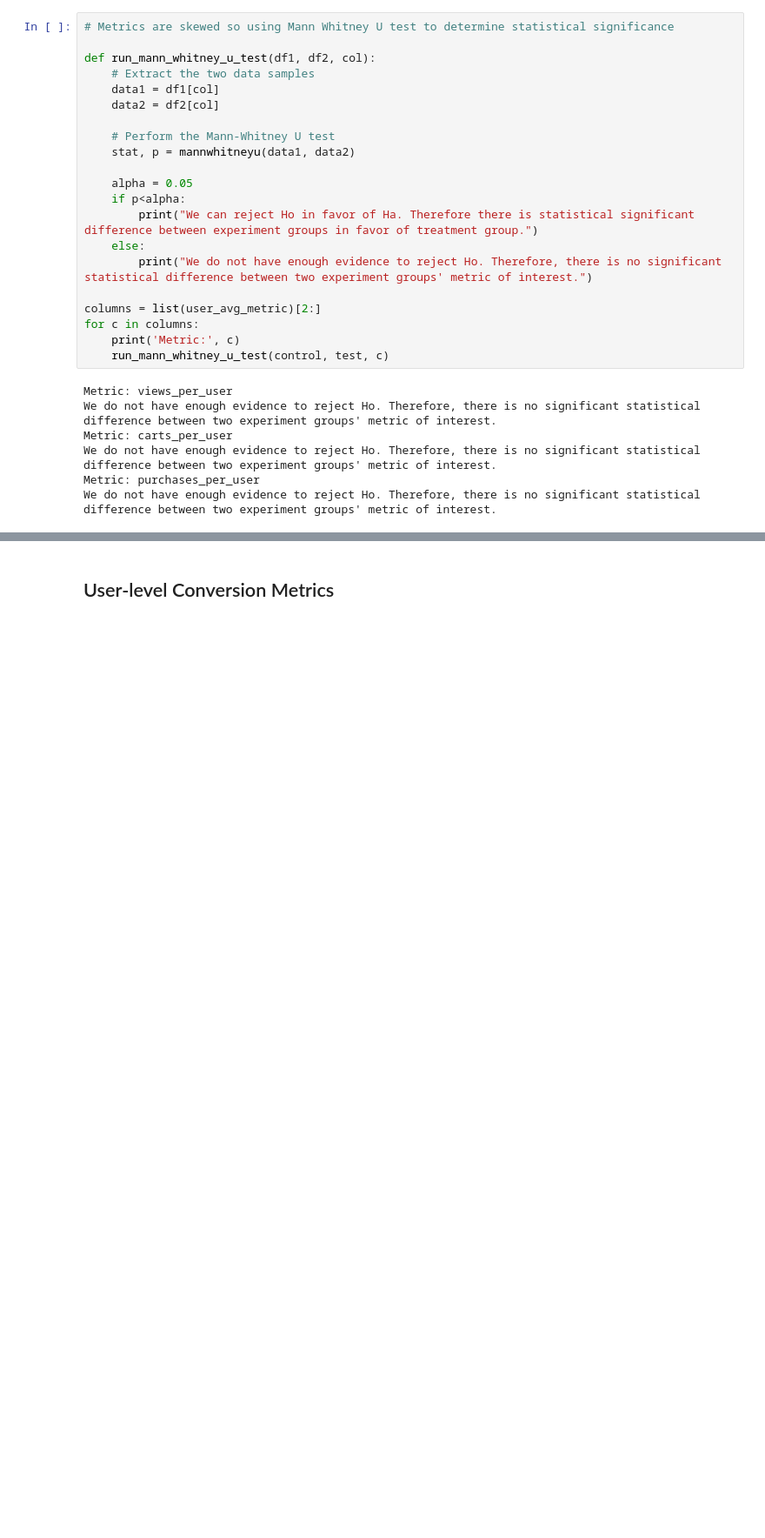
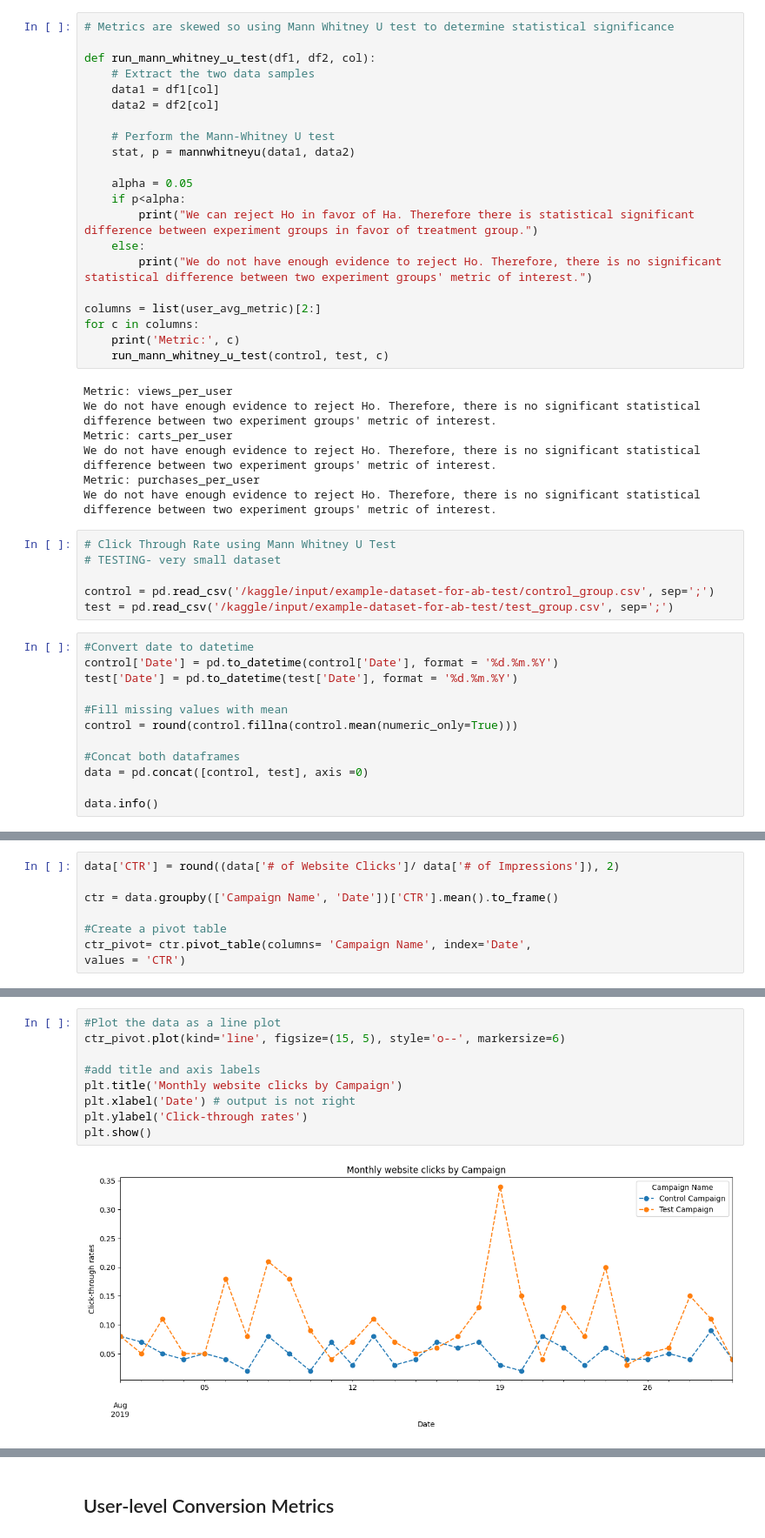
Before and after one commit to mindyng/2024-Business-Projects, a Jupyter notebook: practical-a-b-testing.ipynb, the cells around one changed output, grey strips where cells are left out. Shown at 87% size. Saved outputs shown, nothing was run; the diff lists cells and outputs as text; blank space fills up the shorter version.

Commit message:
Kaggle Notebook | Practical A/B Testing | Version 6

```diff
--- a/practical-a-b-testing.ipynb
+++ b/practical-a-b-testing.ipynb
@@ -457,3 +457,21 @@ Metric: carts_per_user
 We do not have enough evidence to reject Ho. Therefore, there is no significant statistical difference between two experiment groups' metric of interest.
 Metric: purchases_per_user
 We do not have enough evidence to reject Ho. Therefore, there is no significant statistical difference between two experiment groups' metric of interest.
+# %%
+# Click Through Rate using Mann Whitney U Test
+# TESTING- very small dataset
+
+control = pd.read_csv('/kaggle/input/example-dataset-for-ab-test/control_group.csv', sep=';')
+test = pd.read_csv('/kaggle/input/example-dataset-for-ab-test/test_group.csv', sep=';')
+# %%
+#Convert date to datetime
+control['Date'] = pd.to_datetime(control['Date'], format = '%d.%m.%Y')
+test['Date'] = pd.to_datetime(test['Date'], format = '%d.%m.%Y')
+
+#Fill missing values with mean
+control = round(control.fillna(control.mean(numeric_only=True)))
+
+#Concat both dataframes
+data = pd.concat([control, test], axis =0)
+
+data.info()
@@ -459,0 +505,8 @@ We do not have enough evidence to reject Ho. Therefore, there is no significant
+# %%
+data['CTR'] = round((data['# of Website Clicks']/ data['# of Impressions']), 2)
+
+ctr = data.groupby(['Campaign Name', 'Date'])['CTR'].mean().to_frame()
+
+#Create a pivot table
+ctr_pivot= ctr.pivot_table(columns= 'Campaign Name', index='Date',
+values = 'CTR')
@@ -459,0 +543,11 @@ We do not have enough evidence to reject Ho. Therefore, there is no significant
+# %%
+#Plot the data as a line plot
+ctr_pivot.plot(kind='line', figsize=(15, 5), style='o--', markersize=6)
+
+#add title and axis labels
+plt.title('Monthly website clicks by Campaign')
+plt.xlabel('Date') # output is not right
+plt.ylabel('Click-through rates')
+plt.show()
+# %% [output]
+[figure, added]
```
Also changed, not shown: parts of 18 cells of this notebook.
